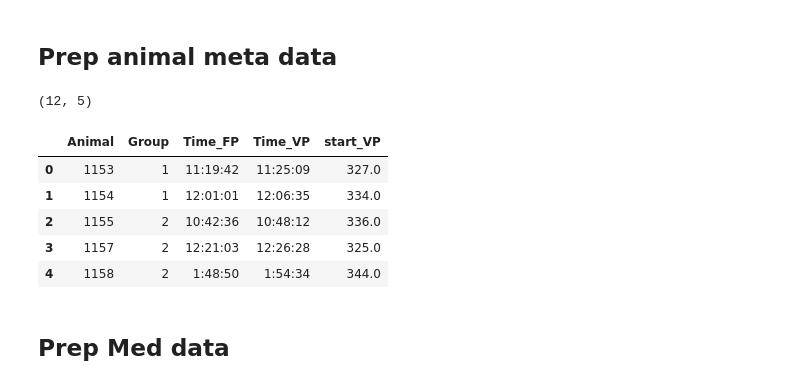
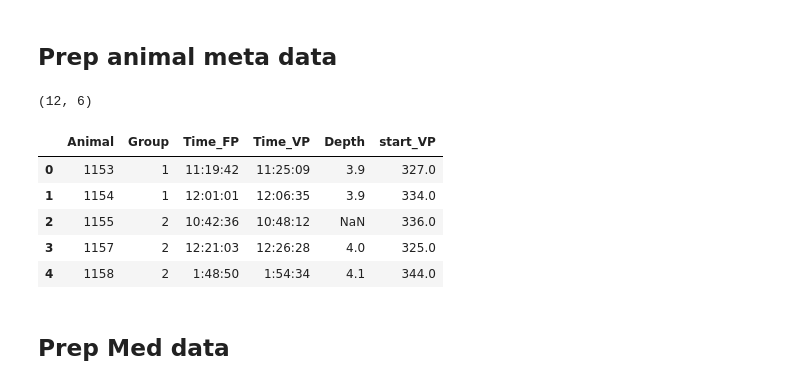
Before and after one commit to grace3999/wireless_fiber_photometry, a Jupyter notebook: FP_VP.ipynb, the cells around one changed output. Drawn from its saved outputs; the diff is of its cells as text; code cells hidden in the pictures.

```diff
--- a/FP_VP.ipynb
+++ b/FP_VP.ipynb
@@ -25,25 +26,25 @@ np.set_printoptions(suppress=True)
 # %% [markdown]
 ## Prep animal meta data
 # %%
-path_meta = '/Users/abbieschindler/Documents/Schindler_Lab/Data/FP/VP3.csv'
+path_meta = '/Users/abbieschindler/Documents/Schindler_Lab/Data/FP/trial/VP3.csv'
 
 data_meta = pd.read_csv(path_meta)
 data_meta = pd.DataFrame(data = data_meta)
 
 #get time diff in seconds
 data_meta['start_VP'] = pd.to_datetime(data_meta['Time_VP']) - pd.to_datetime(data_meta['Time_FP'])
 data_meta['start_VP']=data_meta['start_VP']/np.timedelta64(1,'s')
 
 print(data_meta.shape)
 data_meta.head()
 # %% [output]
-(12, 5)
+(12, 6)
-|  | Animal | Group | Time_FP | Time_VP | start_VP |
-| 0 | 1153 | 1 | 11:19:42 | 11:25:09 | 327.0 |
-| 1 | 1154 | 1 | 12:01:01 | 12:06:35 | 334.0 |
-| 2 | 1155 | 2 | 10:42:36 | 10:48:12 | 336.0 |
-| 3 | 1157 | 2 | 12:21:03 | 12:26:28 | 325.0 |
-| 4 | 1158 | 2 | 1:48:50 | 1:54:34 | 344.0 |
+|  | Animal | Group | Time_FP | Time_VP | Depth | start_VP |
+| 0 | 1153 | 1 | 11:19:42 | 11:25:09 | 3.9 | 327.0 |
+| 1 | 1154 | 1 | 12:01:01 | 12:06:35 | 3.9 | 334.0 |
+| 2 | 1155 | 2 | 10:42:36 | 10:48:12 | NaN | 336.0 |
+| 3 | 1157 | 2 | 12:21:03 | 12:26:28 | 4.0 | 325.0 |
+| 4 | 1158 | 2 | 1:48:50 | 1:54:34 | 4.1 | 344.0 |
 # %% [markdown]
 ## Prep Med data
 # %% [markdown]
```
Also changed, not shown: parts of 31 cells of this notebook.
